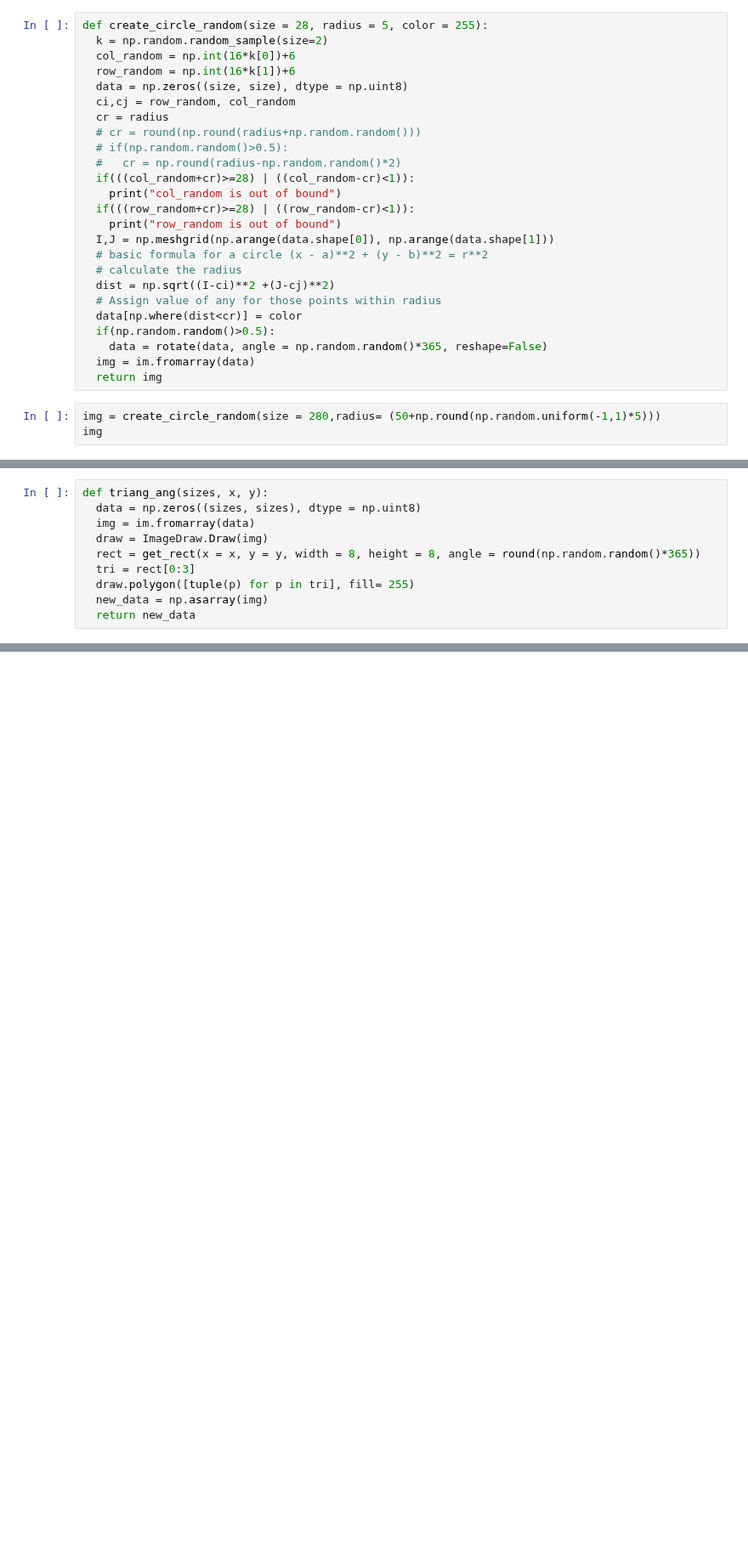
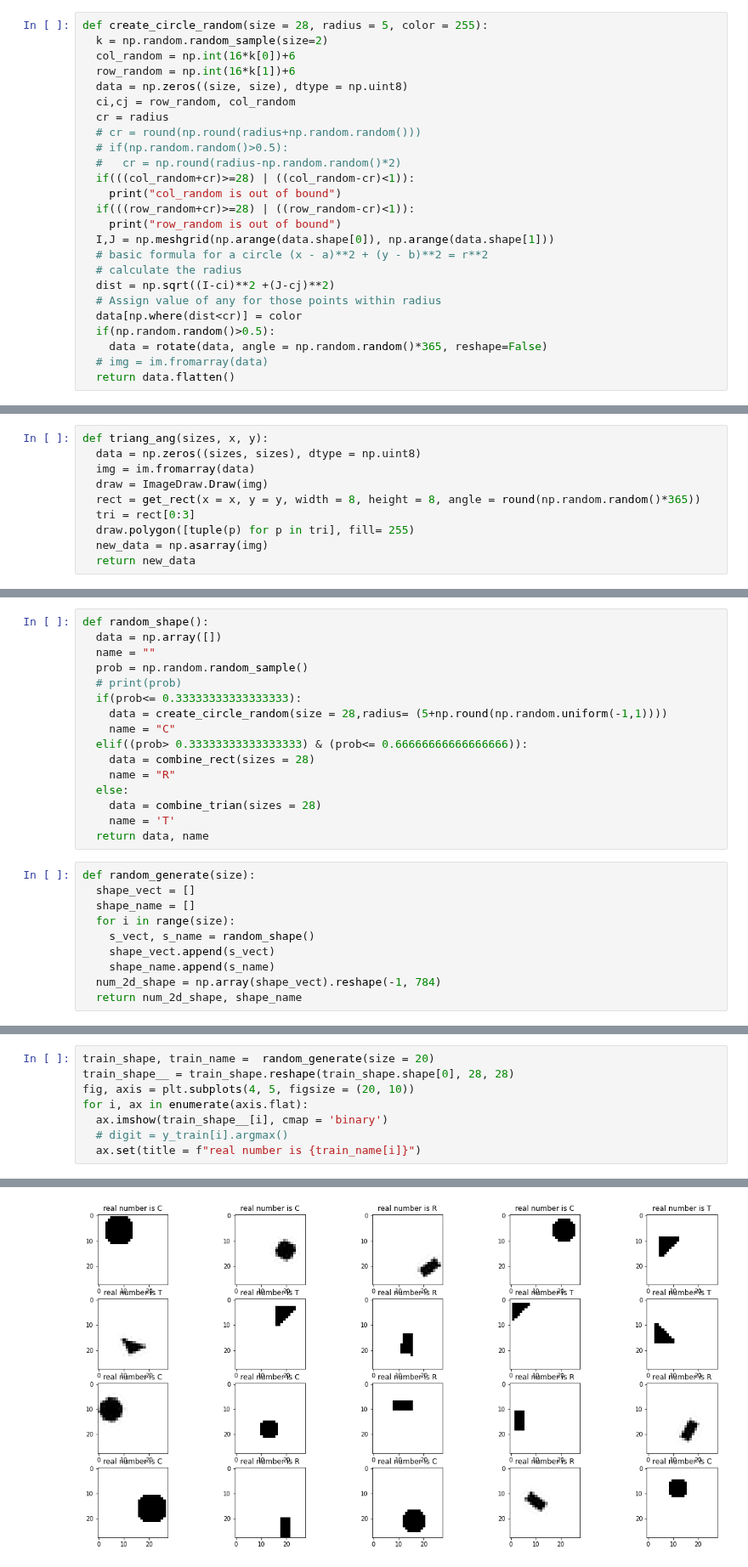
Before and after one commit to wdon021/From_Colab, a Jupyter notebook: Assignment3_Extend.ipynb, the cells around one changed output, grey strips where cells are left out. Shown at 85% size. Cells and saved outputs as stored; diff of their text form; blank space fills up the shorter version.

Commit message:
extend generated

```diff
--- a/Assignment3_Extend.ipynb
+++ b/Assignment3_Extend.ipynb
@@ -38,8 +38,5 @@ def create_circle_random(size = 28, radius = 5, color = 255):
   data[np.where(dist<cr)] = color
   if(np.random.random()>0.5):
     data = rotate(data, angle = np.random.random()*365, reshape=False)
-  img = im.fromarray(data)
-  return img
+  # img = im.fromarray(data)
+  return data.flatten()
-# %%
-img = create_circle_random(size = 280,radius= (50+np.round(np.random.uniform(-1,1)*5)))
-img
@@ -161,0 +145,26 @@ combine_trian()
+# %%
+def random_shape():
+  data = np.array([])
+  name = ""
+  prob = np.random.random_sample()
+  # print(prob)
+  if(prob<= 0.33333333333333333):
+    data = create_circle_random(size = 28,radius= (5+np.round(np.random.uniform(-1,1))))
+    name = "C"
+  elif((prob> 0.33333333333333333) & (prob<= 0.66666666666666666)):
+    data = combine_rect(sizes = 28)
+    name = "R"
+  else:
+    data = combine_trian(sizes = 28)
+    name = 'T'
+  return data, name
+# %%
+def random_generate(size):
+  shape_vect = []
+  shape_name = []
+  for i in range(size):
+    s_vect, s_name = random_shape()
+    shape_vect.append(s_vect)
+    shape_name.append(s_name)
+  num_2d_shape = np.array(shape_vect).reshape(-1, 784)
+  return num_2d_shape, shape_name
@@ -161,0 +173,9 @@ combine_trian()
+# %%
+train_shape, train_name =  random_generate(size = 20)
+train_shape__ = train_shape.reshape(train_shape.shape[0], 28, 28)
+fig, axis = plt.subplots(4, 5, figsize = (20, 10))
+for i, ax in enumerate(axis.flat):
+  ax.imshow(train_shape__[i], cmap = 'binary')
+  # digit = y_train[i].argmax()
+  ax.set(title = f"real number is {train_name[i]}")
+# %% [output]
@@ -161,0 +183 @@ combine_trian()
+[figure, added]
```
Also changed, not shown: parts of 9 cells of this notebook.
